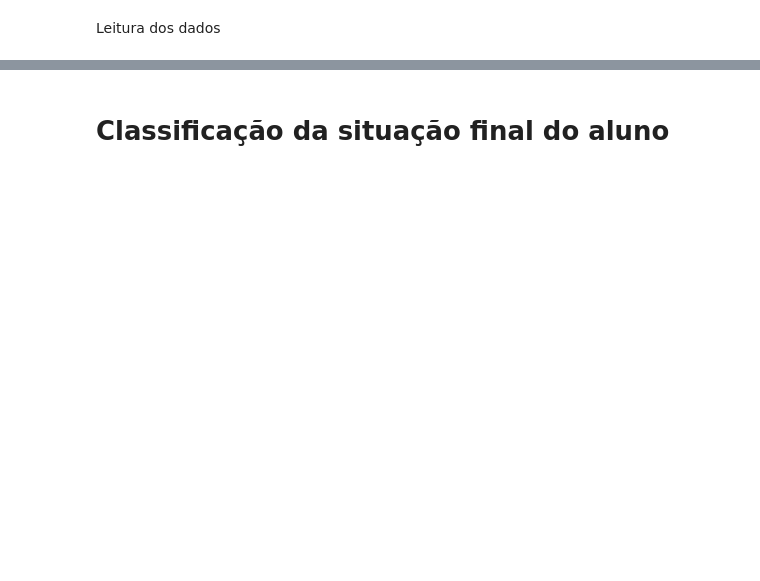
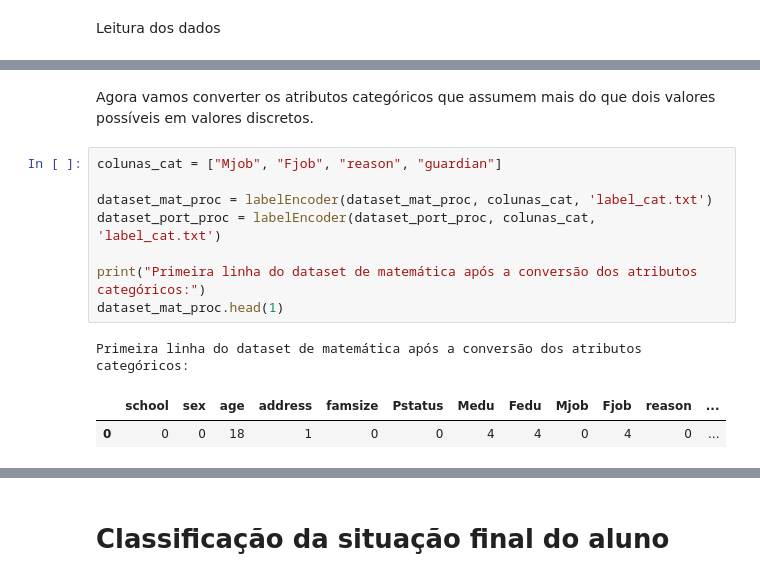
Before and after one commit to marcosflu/analise-dados-educacionais, a Jupyter notebook: Teste_análise_base_educacional.ipynb, the cells around one changed output, grey strips where cells are left out. Drawn from its saved outputs; the diff is of its cells as text; blank space fills up the shorter version.

```diff
--- a/Teste_análise_base_educacional.ipynb
+++ b/Teste_análise_base_educacional.ipynb
@@ -17,0 +84,14 @@ dataset_mat.head(2)
+# %% [markdown]
+Agora vamos converter os atributos categóricos que assumem mais do que dois valores possíveis em valores discretos.
+# %%
+colunas_cat = ["Mjob", "Fjob", "reason", "guardian"]
+
+dataset_mat_proc = labelEncoder(dataset_mat_proc, colunas_cat, 'label_cat.txt')
+dataset_port_proc = labelEncoder(dataset_port_proc, colunas_cat, 'label_cat.txt')
+
+print("Primeira linha do dataset de matemática após a conversão dos atributos categóricos:")
+dataset_mat_proc.head(1)
+# %% [output]
+Primeira linha do dataset de matemática após a conversão dos atributos categóricos:
+|  | school | sex | age | address | famsize | Pstatus | Medu | Fedu | Mjob | Fjob | reason | ... |
+| 0 | 0 | 0 | 18 | 1 | 0 | 0 | 4 | 4 | 0 | 4 | 0 | ... |
```
Also changed, not shown: parts of 21 cells of this notebook.
